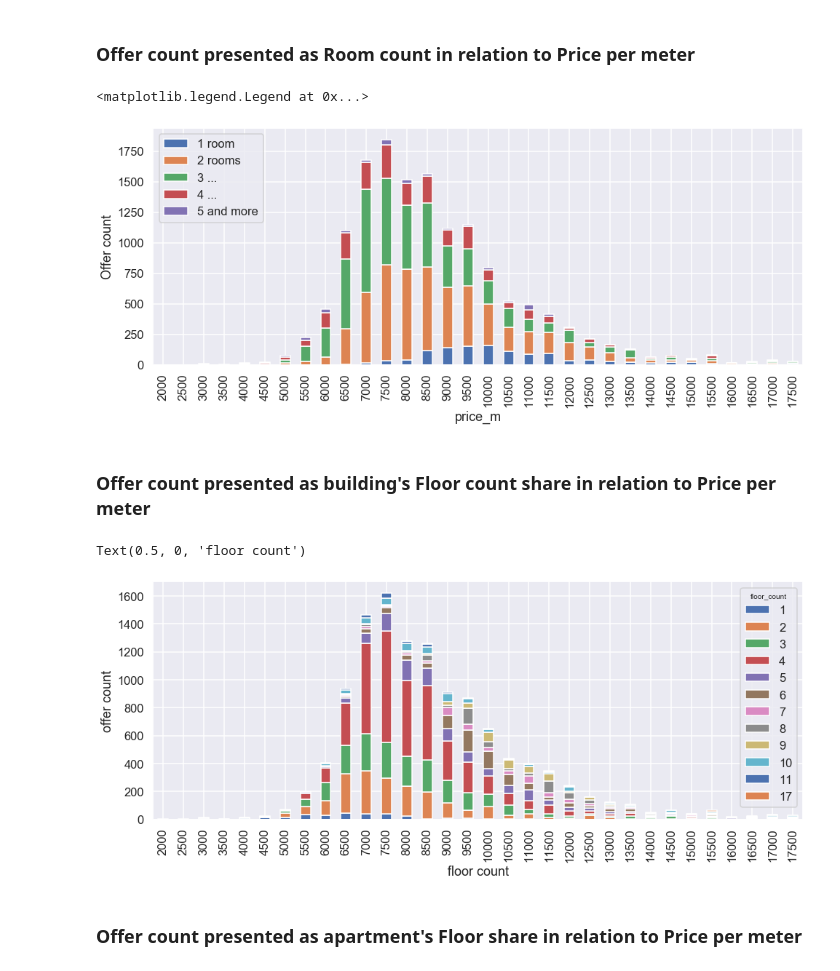
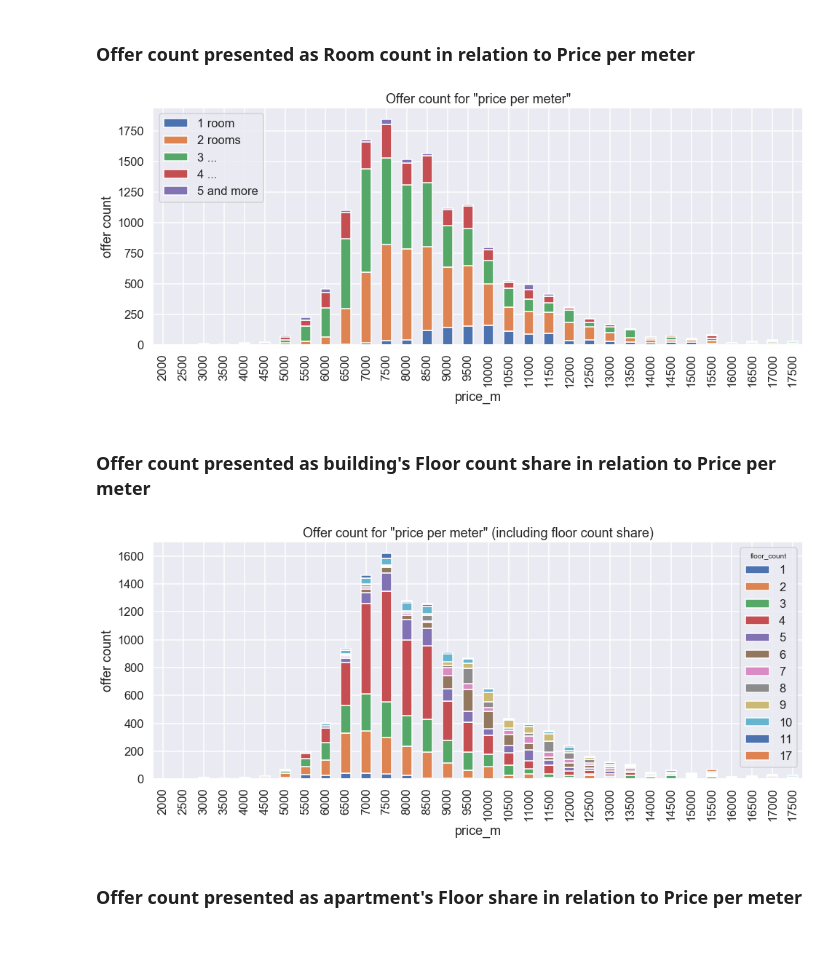
Before and after one commit to BartoszTonia/otodom_notebook, a Jupyter notebook: sell_apartment_overview.ipynb, the cells around one changed output. Saved outputs shown, nothing was run; the diff lists cells and outputs as text; code cells hidden in the pictures; blank space fills up the shorter version.

```diff
--- a/sell_apartment_overview.ipynb
+++ b/sell_apartment_overview.ipynb
@@ -219,23 +217,24 @@ This is very interesting that `garaż/miejsce` is included in 70% from primary m
 # %% [markdown]
 ### Offer count presented as Room count in relation to Price per meter
 # %%
-df[['price_m', 'room']].pivot_table(index='price_m', columns='room', aggfunc=len).plot(kind='bar', stacked=True, figsize=[16,6], xlim=(4000,15000))
-plt.ylabel('Offer count')
-plt.xlabel('price_m')
+dfs = df[['price_m', 'room']].pivot_table(index='price_m', columns='room', aggfunc=len)
+ax = dfs.plot(kind='bar', stacked=True, figsize=[16,6], xlim=(4000,15000))
+ax.set(xlabel='price_m', ylabel='offer count', title='Offer count for "price per meter"')
 plt.legend(['1 room','2 rooms','3 ...','4 ...','5 and more'], loc='upper left')
+plt.show()
 # %% [output]
-<matplotlib.legend.Legend at 0x...>
-[figure, old version]
+[figure, new version]
 # %% [markdown]
 ### Offer count presented as building's Floor count share in relation to Price per meter
 # %%
 index = df[df['floor_count'] != 0]['floor_count'].value_counts()[0:12].index
-df[['price_m', 'floor_count']][df['floor_count'].isin(index)].pivot_table(index='price_m', columns='floor_count', aggfunc=len).plot(kind='bar', stacked=True, figsize=[16,6], xlim=(4000,15000))
-plt.ylabel('offer count')
-plt.xlabel('floor count')
+dfs = df[['price_m', 'floor_count']][df['floor_count'].isin(index)]
+dfs = dfs.pivot_table(index='price_m', columns='floor_count', aggfunc=len)
+ax = dfs.plot(kind='bar', stacked=True, figsize=[16,6], xlim=(4000,15000))
+ax.set(xlabel='price_m', ylabel='offer count', title='Offer count for "price per meter" (including share of floor count)')
+plt.show()
 # %% [output]
-Text(0.5, 0, 'floor count')
-[figure, old version]
+[figure, new version]
 # %% [markdown]
 ### Offer count presented as apartment's Floor share in relation to Price per meter
 # %%
```
Also changed, not shown: parts of 14 cells of this notebook.
